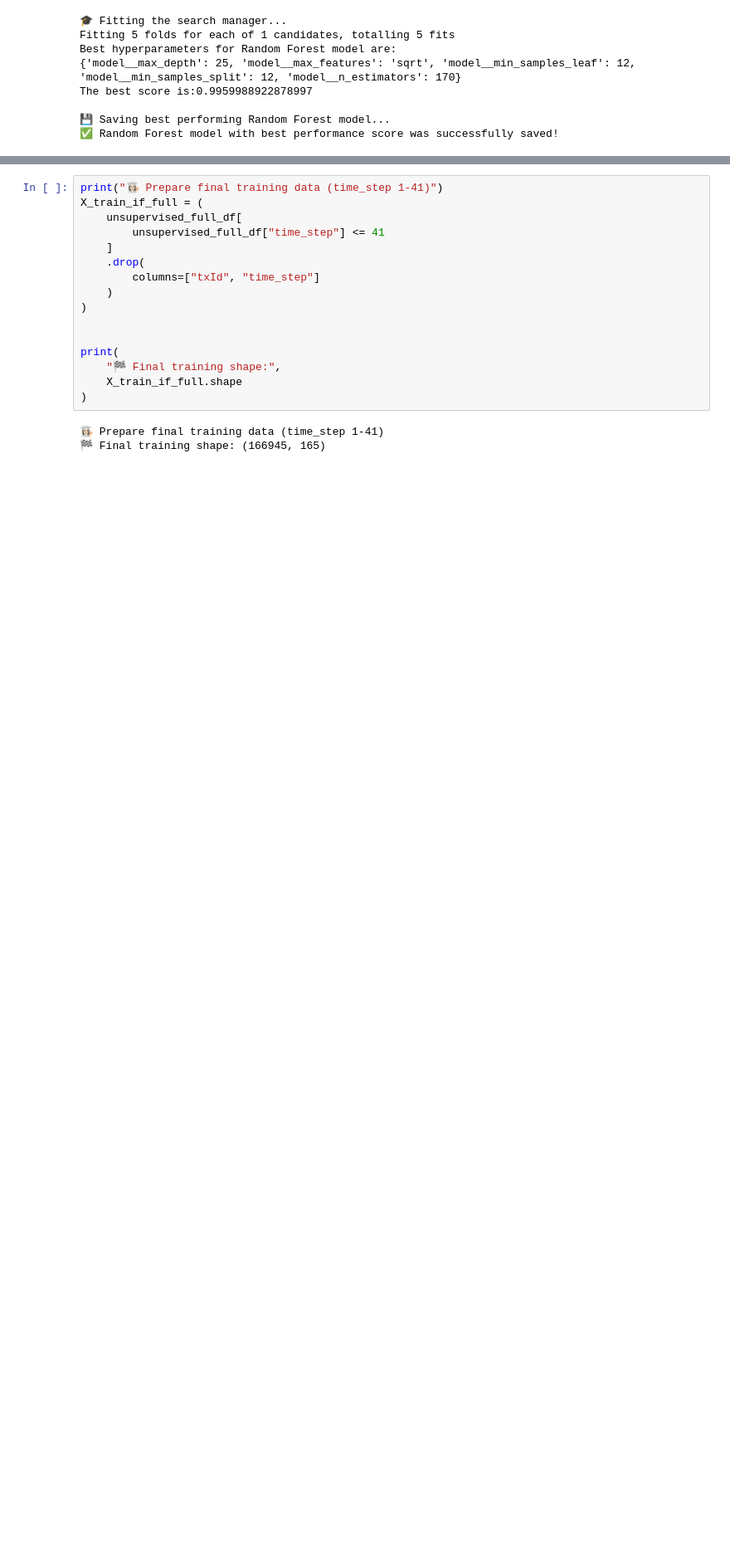
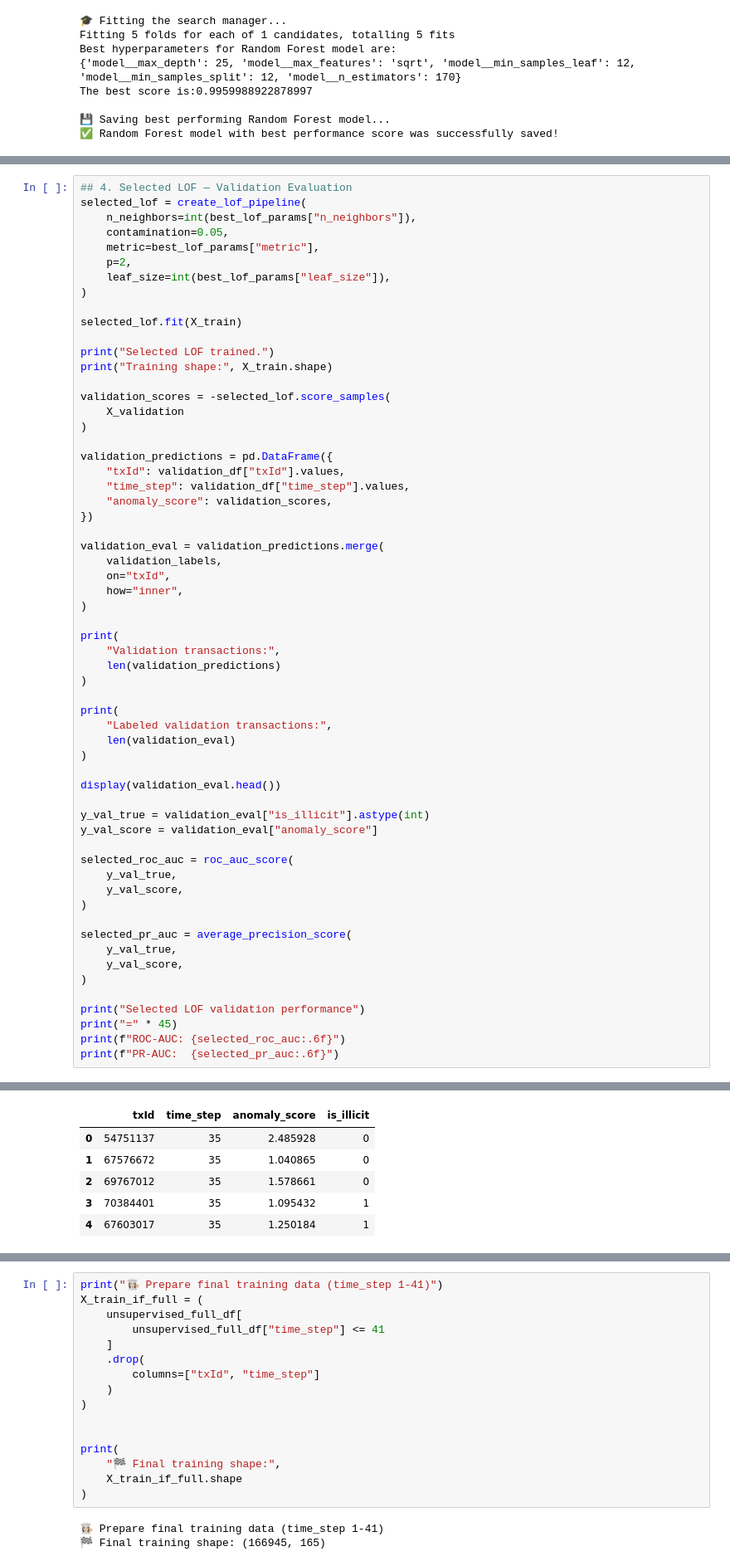
Before and after one commit to IIIAMAH3/AML-Blockchain-Monitoring-System, a Jupyter notebook: notebooks/03_training.ipynb, the cells around one changed output, grey strips where cells are left out. Shown at 83% size. Drawn from its saved outputs; the diff is of its cells as text; blank space fills up the shorter version.

```diff
--- a/notebooks/03_training.ipynb
+++ b/notebooks/03_training.ipynb
@@ -88,0 +288,61 @@ The best score is:0.9959988922878997
+# %%
+## 4. Selected LOF — Validation Evaluation
+selected_lof = create_lof_pipeline(
+    n_neighbors=int(best_lof_params["n_neighbors"]),
+    contamination=0.05,
+    metric=best_lof_params["metric"],
+    p=2,
+    leaf_size=int(best_lof_params["leaf_size"]),
+)
+
+selected_lof.fit(X_train)
+
+print("Selected LOF trained.")
+print("Training shape:", X_train.shape)
+
+validation_scores = -selected_lof.score_samples(
+    X_validation
+)
+
+validation_predictions = pd.DataFrame({
+    "txId": validation_df["txId"].values,
+    "time_step": validation_df["time_step"].values,
+    "anomaly_score": validation_scores,
+})
+
+validation_eval = validation_predictions.merge(
+    validation_labels,
+    on="txId",
+    how="inner",
+)
+
+print(
+    "Validation transactions:",
+    len(validation_predictions)
+)
+
+print(
+    "Labeled validation transactions:",
+    len(validation_eval)
+)
+
+display(validation_eval.head())
+
+y_val_true = validation_eval["is_illicit"].astype(int)
+y_val_score = validation_eval["anomaly_score"]
+
+selected_roc_auc = roc_auc_score(
+    y_val_true,
+    y_val_score,
+)
+
+selected_pr_auc = average_precision_score(
+    y_val_true,
+    y_val_score,
+)
+
+print("Selected LOF validation performance")
+print("=" * 45)
+print(f"ROC-AUC: {selected_roc_auc:.6f}")
+print(f"PR-AUC:  {selected_pr_auc:.6f}")
+# %% [output]
@@ -88,0 +353,6 @@ The best score is:0.9959988922878997
+|  | txId | time_step | anomaly_score | is_illicit |
+| 0 | 54751137 | 35 | 2.485928 | 0 |
+| 1 | 67576672 | 35 | 1.040865 | 0 |
+| 2 | 69767012 | 35 | 1.578661 | 0 |
+| 3 | 70384401 | 35 | 1.095432 | 1 |
+| 4 | 67603017 | 35 | 1.250184 | 1 |
```
Also changed, not shown: parts of 31 cells of this notebook, 15 other files.
